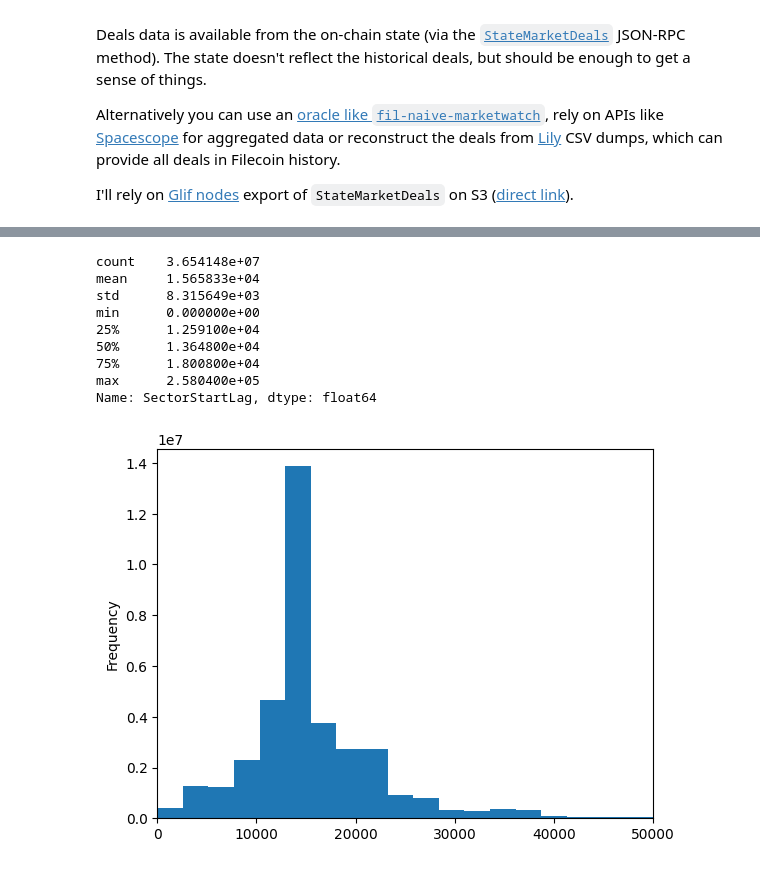
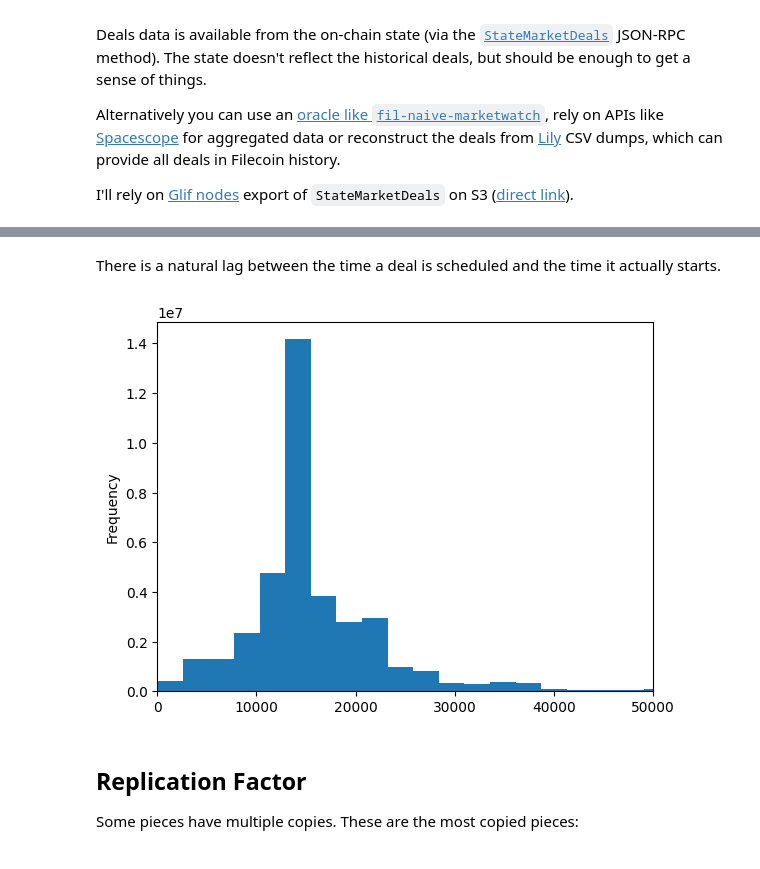
Before and after one commit to davidgasquez/filecoin-data-portal, a Jupyter notebook: notebooks/2023-05-15 Exploring Filecoin Deals.ipynb, the cells around one changed output, grey strips where cells are left out. Saved outputs shown, nothing was run; the diff lists cells and outputs as text; code cells hidden in the pictures.

```diff
--- a/notebooks/2023-05-15 Exploring Filecoin Deals.ipynb
+++ b/notebooks/2023-05-15 Exploring Filecoin Deals.ipynb
@@ -51,19 +56,15 @@ Running query in 'duckdb://'
 # %%
 sector_start_lag = sector_start_lag.DataFrame()
+# %% [markdown]
+There is a natural lag between the time a deal is scheduled and the time it actually starts.
 # %%
 _ = sector_start_lag["SectorStartLag"].plot.hist(bins=100, xlim=(0, 50000))
-sector_start_lag["SectorStartLag"].describe()
 # %% [output]
-count    3.654148e+07
-mean     1.565833e+04
-std      8.315649e+03
-min      0.000000e+00
-25%      1.259100e+04
-50%      1.364800e+04
-75%      1.800800e+04
-max      2.580400e+05
-Name: SectorStartLag, dtype: float64
-[figure, old version]
+[figure, new version]
+# %% [markdown]
+## Replication Factor
+
+Some pieces have multiple copies. These are the most copied pieces:
 # %%
 %%sql
 
```
Also changed, not shown: parts of 12 cells of this notebook, 6 other files.
